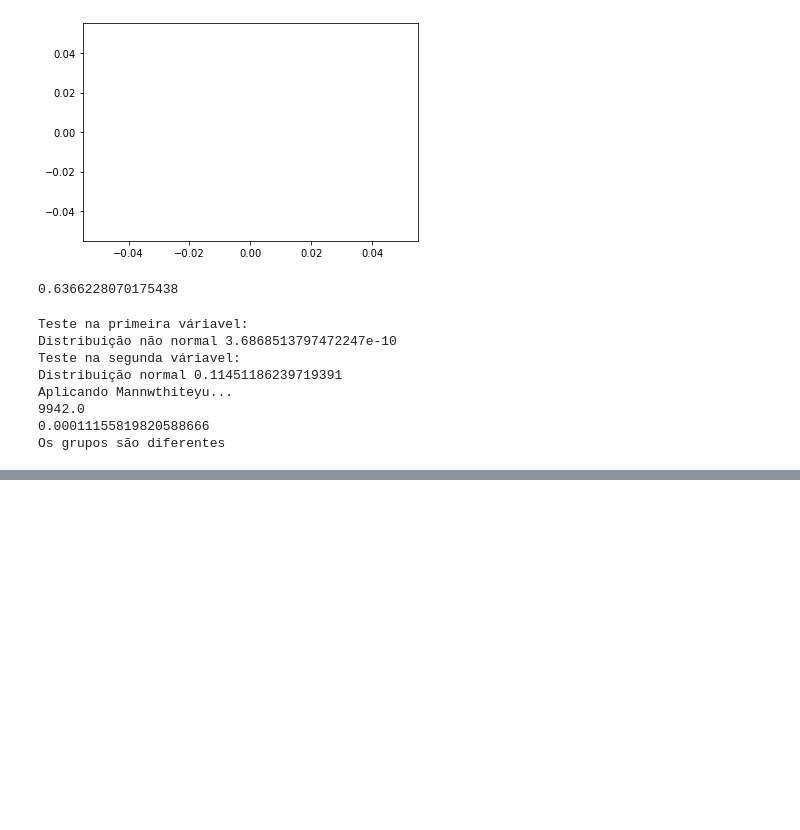
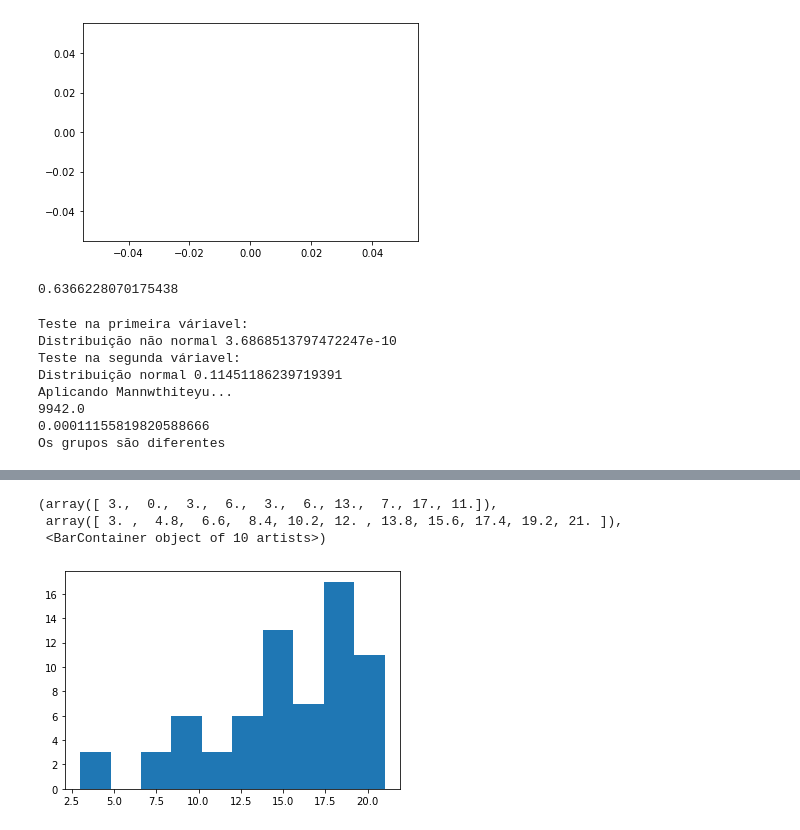
Before and after one commit to dan1lo/PesquisaDoutoradoPosDiferencas, a Jupyter notebook: pesquisa_sexo.ipynb, the cells around one changed output, grey strips where cells are left out. Saved outputs shown, nothing was run; the diff lists cells and outputs as text; code cells hidden in the pictures; blank space fills up the shorter version.

```diff
--- a/pesquisa_sexo.ipynb
+++ b/pesquisa_sexo.ipynb
@@ -323,0 +415,7 @@ Os grupos são diferentes
+# %%
+plt.hist(dados_femininos.satisfacao)
+# %% [output]
+(array([ 3.,  0.,  3.,  6.,  3.,  6., 13.,  7., 17., 11.]),
+ array([ 3. ,  4.8,  6.6,  8.4, 10.2, 12. , 13.8, 15.6, 17.4, 19.2, 21. ]),
+ <BarContainer object of 10 artists>)
+[figure, added]
```
Also changed, not shown: parts of 16 cells of this notebook, 2 other files.
